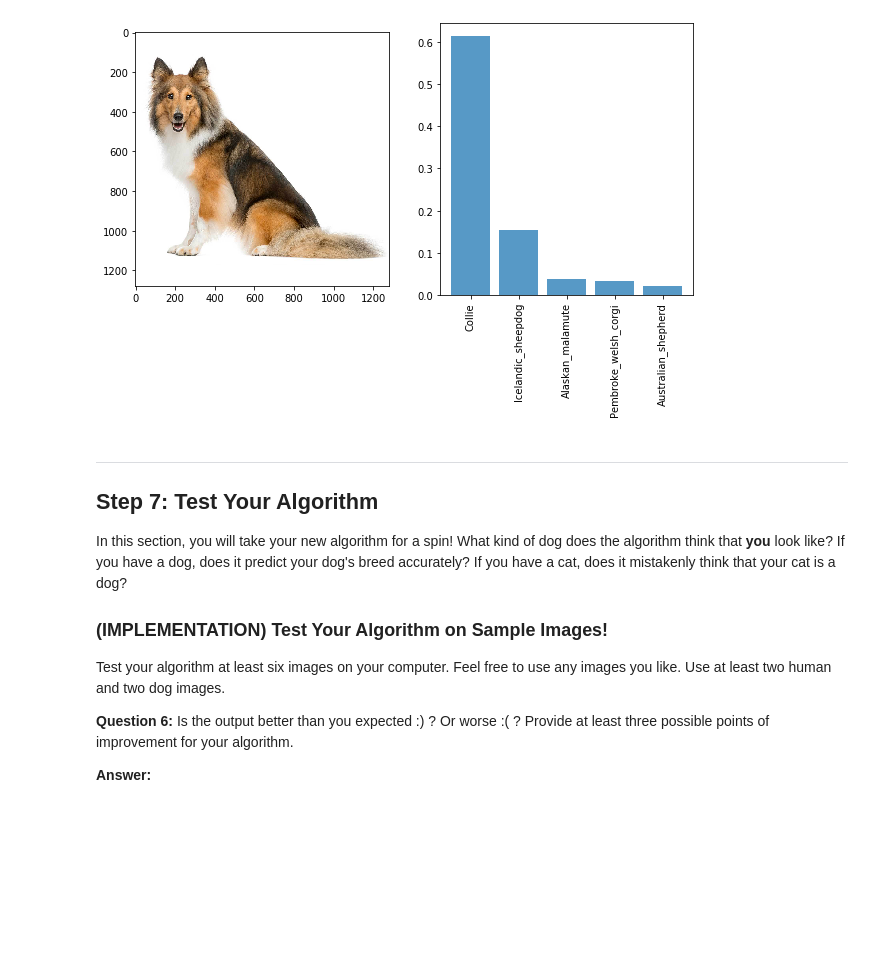
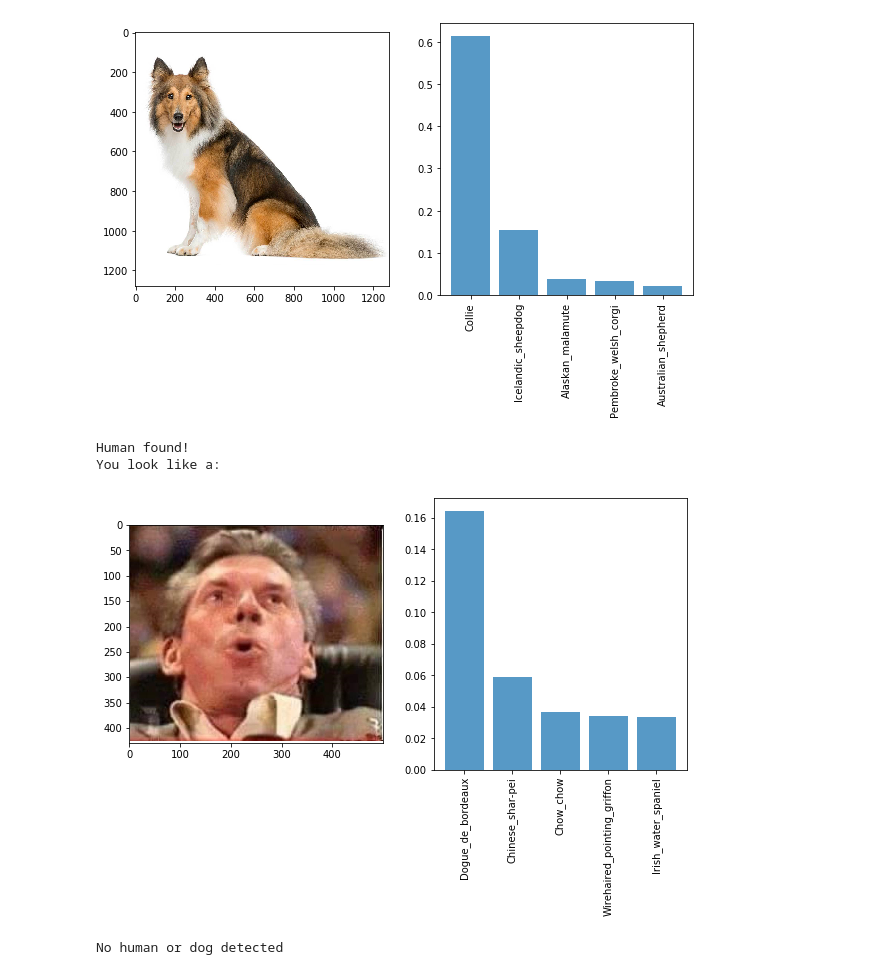
Before and after one commit to jfreds91/DSND_t2_capstone, a Jupyter notebook: dog_app.ipynb, the cells around one changed output. Cells and saved outputs as stored; diff of their text form; code cells hidden in the pictures; blank space fills up the shorter version.

```diff
--- a/dog_app.ipynb
+++ b/dog_app.ipynb
@@ -915,6 +919,7 @@ batch_size = 16
 
 # this is the augmentation configuration I will use for training
 train_datagen = ImageDataGenerator(
+    preprocessing_function = preprocess_input,
     rotation_range = 40,
     width_shift_range = 0.2,
     height_shift_range = 0.2,
@@ -925,7 +930,9 @@ train_datagen = ImageDataGenerator(
     fill_mode = 'nearest')
 
 # This is the augmentation configuration I will use for testing/validation... just a rescale
-test_datagen = ImageDataGenerator(rescale=1./255)
+test_datagen = ImageDataGenerator(
+    preprocessing_function = preprocess_input,
+    rescale=1./255)
 
 # This is the generator which will read pictures found in my training subset
 train_generator = train_datagen.flow_from_directory(
@@ -943,5 +950,10 @@ validation_generator = test_datagen.flow_from_directory(
 # %% [output]
 Found 6680 images belonging to 133 classes.
 Found 835 images belonging to 133 classes.
+# %%
+# this function is to wrap the train_generator function to preprocess the image for resnet50
+def preprocess_augmented(batch_xy):
+    from keras.applications.resnet50 import preprocess_input
+    return np.array([preprocess_input(x) for x in batch_xy[0]]), batch_xy[1]
 # %%
-x = next(train_generator)
+x, y = preprocess_augmented(next(train_generator))
@@ -1219,17 +1297,3 @@ full_image_process(fullpath)
 # %% [output]
 Dog found!
 [figure]
-# %% [markdown]
----
-<a id='step7'></a>
-## Step 7: Test Your Algorithm
-
-In this section, you will take your new algorithm for a spin!  What kind of dog does the algorithm think that __you__ look like?  If you have a dog, does it predict your dog's breed accurately?  If you have a cat, does it mistakenly think that your cat is a dog?
-
-### (IMPLEMENTATION) Test Your Algorithm on Sample Images!
-
-Test your algorithm at least six images on your computer.  Feel free to use any images you like.  Use at least two human and two dog images.
-
-__Question 6:__ Is the output better than you expected :) ?  Or worse :( ?  Provide at least three possible points of improvement for your algorithm.
-
-__Answer:__
@@ -1239,0 +1300,12 @@ __Answer:__
+# %%
+fullpath = 'C:/Users/Jesse/Pictures/comboburst_vm-2.png'
+full_image_process(fullpath)
+# %% [output]
+Human found!
+You look like a:
+[figure, added]
+# %%
+fullpath = 'C:/Users/Jesse/Pictures/cat.jpg'
+full_image_process(fullpath)
+# %% [output]
+No human or dog detected
```
Also changed, not shown: parts of 14 cells of this notebook, 1 other file.
